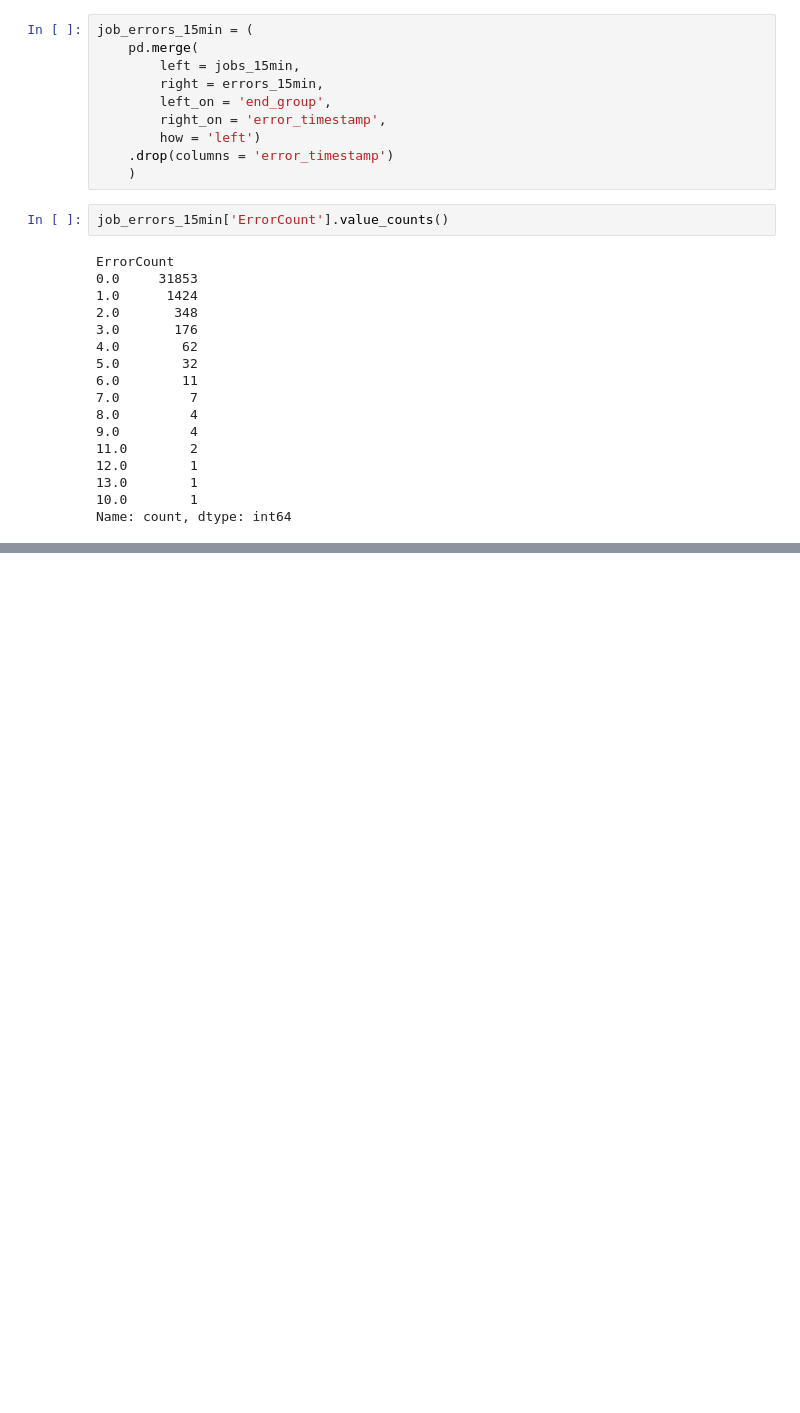
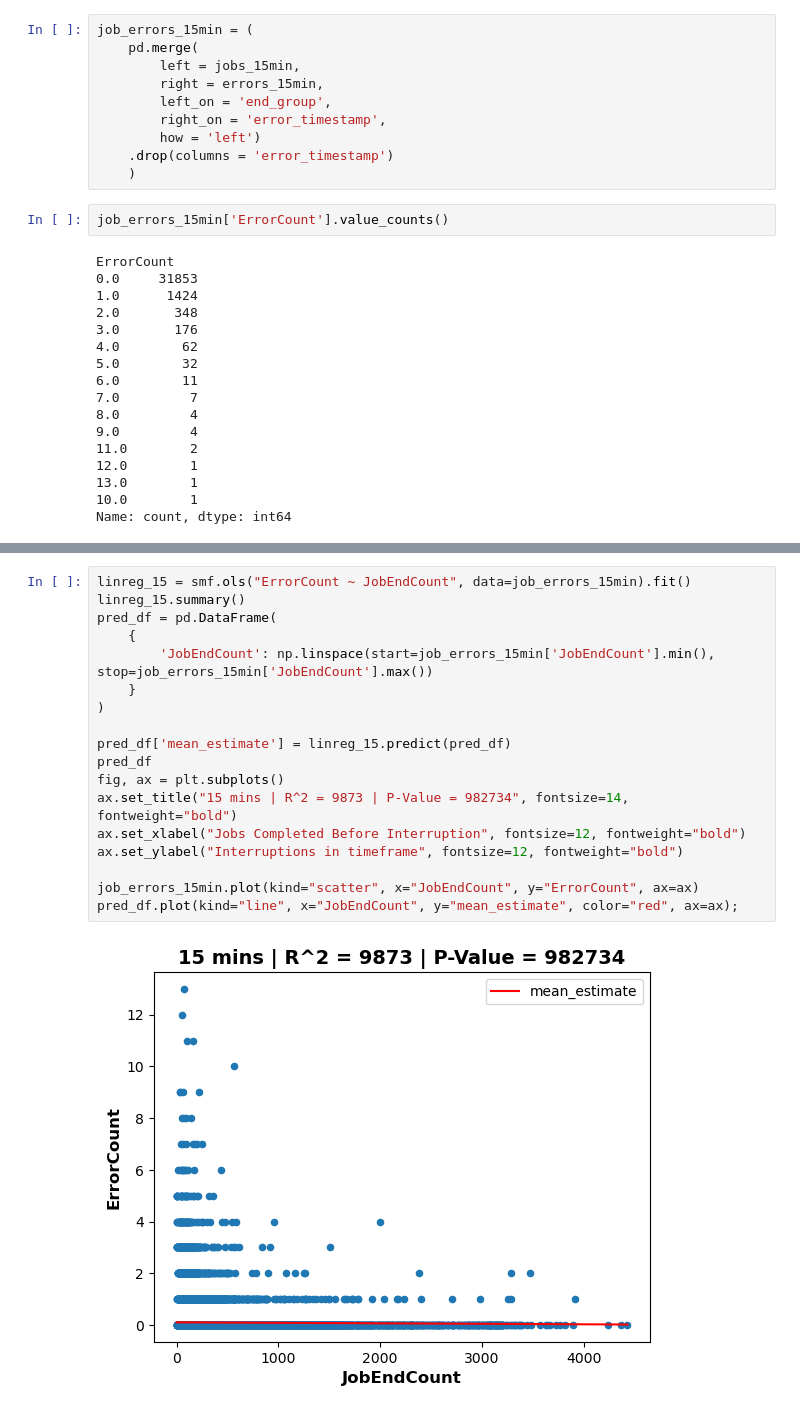
Before and after one commit to nss-data-science-cohort-8/accre-green-bean-casserole, a Jupyter notebook: notebooks/completed_job_by_day_30mins.ipynb, the cells around one changed output, grey strips where cells are left out. Drawn from its saved outputs; the diff is of its cells as text; blank space fills up the shorter version.

```diff
--- a/notebooks/completed_job_by_day_30mins.ipynb
+++ b/notebooks/completed_job_by_day_30mins.ipynb
@@ -157,0 +345,20 @@ Name: count, dtype: int64
+# %%
+linreg_15 = smf.ols("ErrorCount ~ JobEndCount", data=job_errors_15min).fit()
+linreg_15.summary()
+pred_df = pd.DataFrame(
+    {
+        'JobEndCount': np.linspace(start=job_errors_15min['JobEndCount'].min(), stop=job_errors_15min['JobEndCount'].max())
+    }
+)
+
+pred_df['mean_estimate'] = linreg_15.predict(pred_df)
+pred_df
+fig, ax = plt.subplots()
+ax.set_title("15 mins | R^2 = 9873 | P-Value = 982734", fontsize=14, fontweight="bold")
+ax.set_xlabel("Jobs Completed Before Interruption", fontsize=12, fontweight="bold")
+ax.set_ylabel("Interruptions in timeframe", fontsize=12, fontweight="bold")
+
+job_errors_15min.plot(kind="scatter", x="JobEndCount", y="ErrorCount", ax=ax)
+pred_df.plot(kind="line", x="JobEndCount", y="mean_estimate", color="red", ax=ax);
+# %% [output]
+[figure, added]
```
Also changed, not shown: parts of 25 cells of this notebook, 2 other files.
